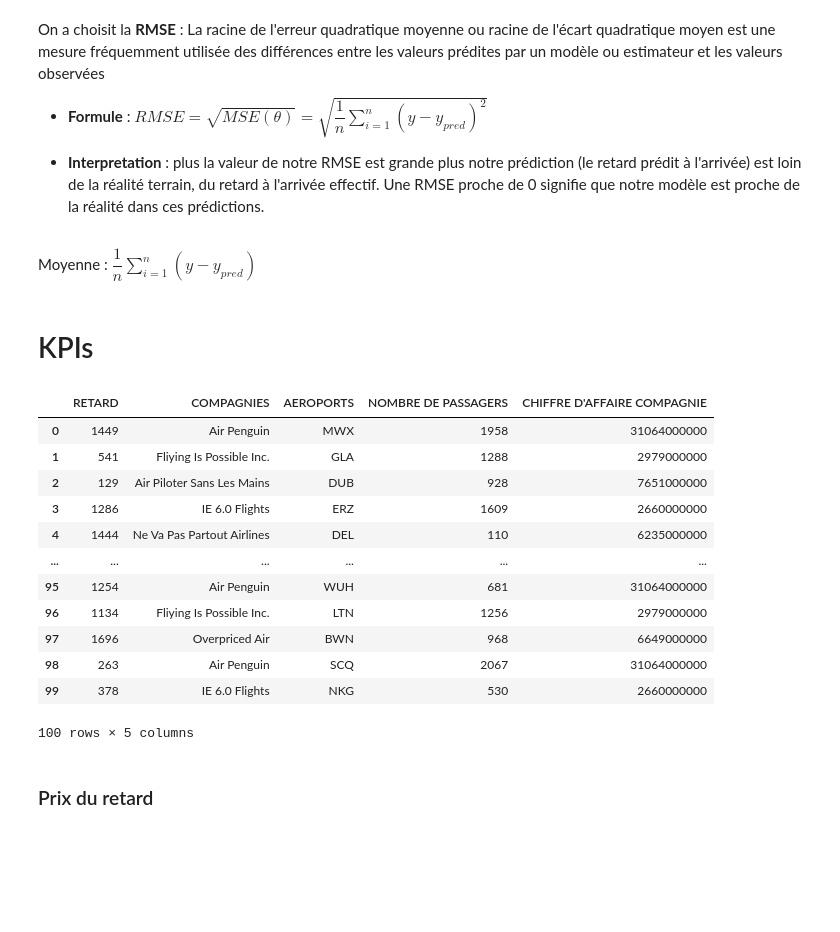
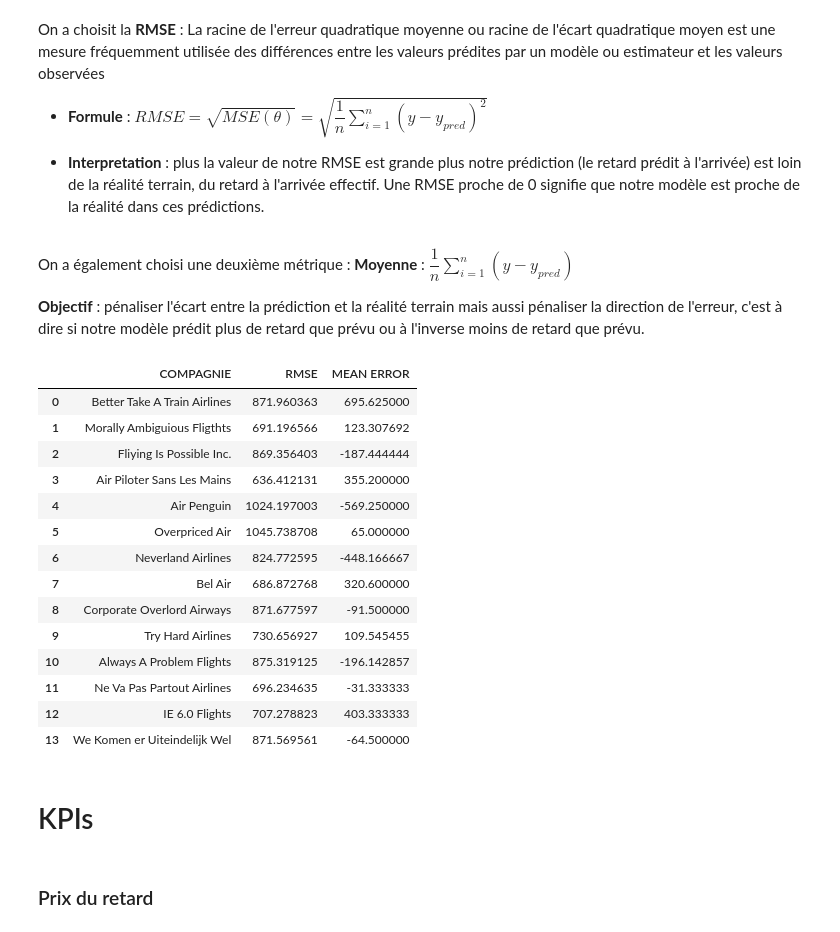
Before and after one commit to tbenali96/octofly, a Jupyter notebook: notebooks/Metrics&KPIs_copy.ipynb, the cells around one changed output. Cells and saved outputs as stored; diff of their text form; code cells hidden in the pictures; blank space fills up the shorter version.

Commit message:
feat: add more interpretation in the metric&KPId notebook

```diff
--- a/notebooks/Metrics&KPIs_copy.ipynb
+++ b/notebooks/Metrics&KPIs_copy.ipynb
@@ -10,11 +10,11 @@ pd.options.display.max_columns = None
 # %% [markdown]
 ## Import des datasets
 # %%
-df_aeroports = pd.read_parquet("../data/parquet_format/train_data/aeroports.gzip")
-df_compagnies = pd.read_parquet("../data/parquet_format/train_data/compagnies.gzip")
-df_vols = pd.read_parquet("../data/parquet_format/train_data/vols.gzip")
-df_fuel = pd.read_parquet("../data/parquet_format/train_data/prix_fuel.gzip")
-df_test = pd.read_parquet("../data/parquet_format/test_data/vols.gzip")
+df_aeroports = pd.read_parquet("../data/aggregated_data/aeroports.gzip")
+df_compagnies = pd.read_parquet("../data/aggregated_data/compagnies.gzip")
+df_vols = pd.read_parquet("../data/aggregated_data/vols.gzip")
+df_fuel = pd.read_parquet("../data/aggregated_data/prix_fuel.gzip")
+df_test = pd.read_parquet("../data/extracted/test_data/vols.gzip")
 # %%
 df_aeroports.head()
 # %% [output]
@@ -32,9 +32,10 @@ airlines = [random.choice(list_compagnies) for i in range(100)]
 airports = [random.choice(list_airports) for i in range(100)]
 nb_passagers = list(random.sample(range(0, 2505), 100))
 # %%
+y_true = np.array(random.sample(range(-100, 1898), 100))
 y_preds = np.array(random.sample(range(-100, 1898), 100))
 prediction = pd.DataFrame({'RETARD': y_preds, 'COMPAGNIES': airlines, 'AEROPORTS': airports,
-                          'NOMBRE DE PASSAGERS': nb_passagers})
+                          'NOMBRE DE PASSAGERS': nb_passagers, 'RETARD REEL' : y_true})
 # %% [markdown]
 # METRICS
 # %% [markdown]
@@ -43,29 +44,45 @@ On a choisit la **RMSE** : La racine de l'erreur quadratique moyenne ou racine d
 - **Formule** : $RMSE = \sqrt{MSE(\theta)} = \sqrt{\dfrac{1}{n}\sum^{n}_{i=1}\left(y-y_{pred}\right)^{2}}$
 
 - **Interpretation** : plus la valeur de notre RMSE est grande plus notre prédiction (le retard prédit à l'arrivée) est loin de la réalité terrain, du retard à l'arrivée effectif. Une RMSE proche de 0 signifie que notre modèle est proche de la réalité dans ces prédictions.
-# %% [markdown]
-Moyenne : $\dfrac{1}{n}\sum^{n}_{i=1}\left(y-y_{pred}\right)$
+# %% [markdown]
+On a également choisi une deuxième métrique :
+**Moyenne** : $\dfrac{1}{n}\sum^{n}_{i=1}\left(y-y_{pred}\right)$
+
+**Objectif** : pénaliser l'écart entre la prédiction et la réalité terrain mais aussi pénaliser la direction de l'erreur, c'est à dire si notre modèle prédit plus de retard que prévu ou à l'inverse moins de retard que prévu.
+# %%
+airline_list = list(dict.fromkeys(airlines))
+rmse = []
+mean_error=[]
+for idx, airline in enumerate(airline_list):
+    y_true = prediction[prediction['COMPAGNIES'] == airline]['RETARD REEL']
+    y_preds =  prediction[prediction['COMPAGNIES'] == airline]['RETARD']
+    rmse.append(mean_squared_error(y_true, y_preds, squared=False)) #if squared=True return MSE value
+    mean_error.append((y_true - y_preds).mean())
+
+df_metrics = pd.DataFrame({'COMPAGNIE':airline_list, 'RMSE': rmse, 'MEAN ERROR': mean_error})
+# %%
+df_metrics
+# %% [output]
+|  | COMPAGNIE | RMSE | MEAN ERROR |
+| 0 | Better Take A Train Airlines | 871.960363 | 695.625000 |
+| 1 | Morally Ambiguious Fligthts | 691.196566 | 123.307692 |
+| 2 | Fliying Is Possible Inc. | 869.356403 | -187.444444 |
+| 3 | Air Piloter Sans Les Mains | 636.412131 | 355.200000 |
+| 4 | Air Penguin | 1024.197003 | -569.250000 |
+| 5 | Overpriced Air | 1045.738708 | 65.000000 |
+| 6 | Neverland Airlines | 824.772595 | -448.166667 |
+| 7 | Bel Air | 686.872768 | 320.600000 |
+| 8 | Corporate Overlord Airways | 871.677597 | -91.500000 |
+| 9 | Try Hard Airlines | 730.656927 | 109.545455 |
+| 10 | Always A Problem Flights | 875.319125 | -196.142857 |
+| 11 | Ne Va Pas Partout Airlines | 696.234635 | -31.333333 |
+| 12 | IE 6.0 Flights | 707.278823 | 403.333333 |
+| 13 | We Komen er Uiteindelijk Wel | 871.569561 | -64.500000 |
 # %% [markdown]
 # KPIs
 # %%
 prediction["CHIFFRE D'AFFAIRE COMPAGNIE"] = prediction['COMPAGNIES'].map(lambda x:\
                                        df_compagnies[df_compagnies['COMPAGNIE'] ==x]['CHIFFRE D AFFAIRE'].values[0])
-# %%
-prediction
-# %% [output]
-|  | RETARD | COMPAGNIES | AEROPORTS | NOMBRE DE PASSAGERS | CHIFFRE D'AFFAIRE COMPAGNIE |
-| 0 | 1449 | Air Penguin | MWX | 1958 | 31064000000 |
-| 1 | 541 | Fliying Is Possible Inc. | GLA | 1288 | 2979000000 |
-| 2 | 129 | Air Piloter Sans Les Mains | DUB | 928 | 7651000000 |
-| 3 | 1286 | IE 6.0 Flights | ERZ | 1609 | 2660000000 |
-| 4 | 1444 | Ne Va Pas Partout Airlines | DEL | 110 | 6235000000 |
-| ... | ... | ... | ... | ... | ... |
-| 95 | 1254 | Air Penguin | WUH | 681 | 31064000000 |
-| 96 | 1134 | Fliying Is Possible Inc. | LTN | 1256 | 2979000000 |
-| 97 | 1696 | Overpriced Air | BWN | 968 | 6649000000 |
-| 98 | 263 | Air Penguin | SCQ | 2067 | 31064000000 |
-| 99 | 378 | IE 6.0 Flights | NKG | 530 | 2660000000 |
-100 rows × 5 columns
 # %%
 prediction_avec_retard = prediction[prediction['RETARD']>0].copy()
 # %% [markdown]
```
Also changed, not shown: parts of 28 cells of this notebook, 2 other files.
